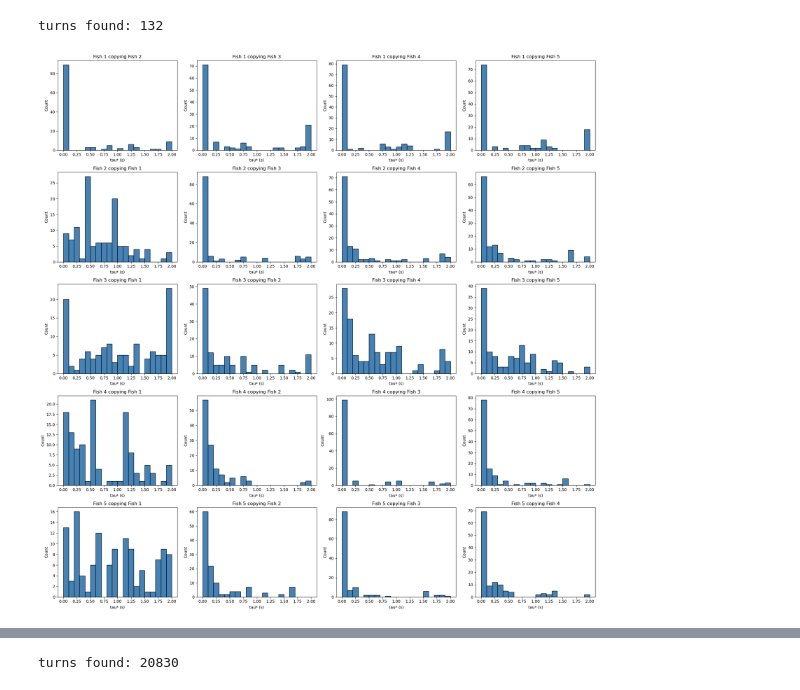
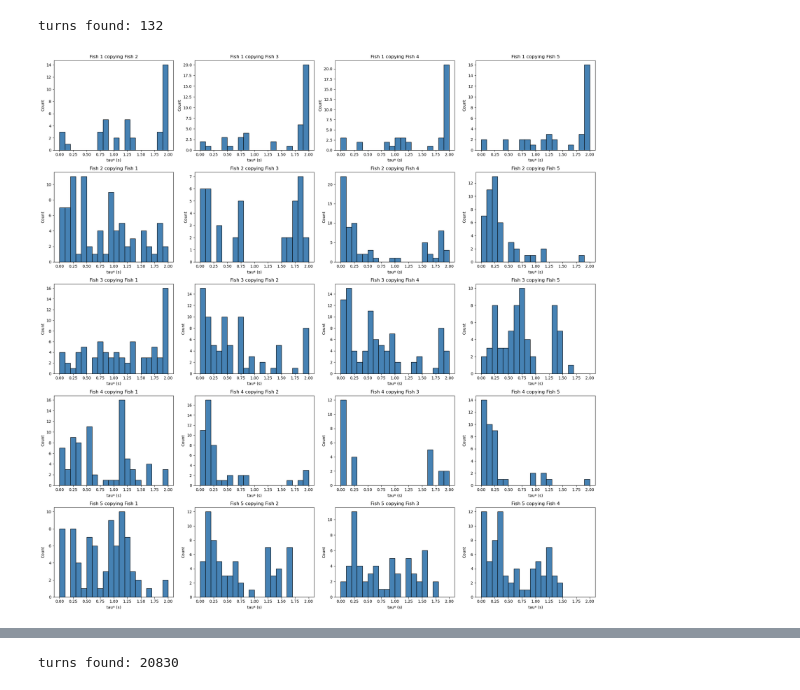
Before and after one commit to eloisecowley4/mdm2_project2, a Jupyter notebook: behavior_analisis/directional_correlation.ipynb, the cells around one changed output, grey strips where cells are left out. Saved outputs shown, nothing was run; the diff lists cells and outputs as text; code cells hidden in the pictures.

```diff
--- a/behavior_analisis/directional_correlation.ipynb
+++ b/behavior_analisis/directional_correlation.ipynb
@@ -84,18 +95,19 @@ def Hij(ei: np.ndarray, ej: np.ndarray, tau_frames: int) -> np.ndarray:
 # %%
-#w needs to be changed depending on noise of the data, could use value luca gave?
-def Cij(ei: np.ndarray, ej: np.ndarray, tau_frames: int, w: int = 2) -> np.ndarray:
+#w needs to be changed depending on noise of the data, w=2 is used in paper
+def Cij(ei: np.ndarray, ej: np.ndarray, delay: int, w: int = 2) -> np.ndarray:
 
     #C_ij(t, tau, w) = 1/(2w+1) * sum_{k=-w}^{w} H_ij(t + k, tau)
     #Smoothed version of H_ij over (2w+1) frames.
 
-    h      = Hij(ei, ej, tau_frames)
-    window = 2 * w + 1
+    h= Hij(ei, ej, delay)
+    window= 2*w + 1
 
     if len(h) < window:
         return np.array([])
-
-    cs = np.concatenate(([0], np.cumsum(h)))
-    return (cs[window:] - cs[:-window]) / window
+    #cumulative sum
+    sum = np.concatenate(([0], np.cumsum(h)))
+    smooth = (sum[window:] - sum[:-window]) / window
+    return smooth
 # %%
 #ploarization
 def polarisation(vectors: list[np.ndarray]) -> np.ndarray:
@@ -186,59 +258,61 @@ turns found: 132
 # %%
+#histograms
 if __name__ == '__main__':
+    #using data access file
     from data_access import get_experement_paths, split_at_nans
 
-    data_path  = get_experement_paths(group_size=5, limit=1)[0]
-    data       = pd.read_csv(data_path)
-    clean_data = split_at_nans(data)
+    data_path= get_experement_paths(group_size=5, limit=1)[-1]
+    data= pd.read_csv(data_path)
+    clean_data= split_at_nans(data)
 
-    chunk = max(clean_data, key=len)
-    chunk = chunk.reset_index(drop=True)
+    chunk= max(clean_data, key=len)
+    chunk= chunk.reset_index(drop=True)
 
-    x0    = chunk.iloc[:, 0].values
-    y0    = chunk.iloc[:, 1].values
-    turns = find_turning_points(x0, y0)
+    x0= chunk.iloc[:, 0].values
+    y0= chunk.iloc[:, 1].values
+    turns= find_turning_points(x0, y0) #number of turns detected
     print(f'turns found: {len(turns)}')
 
-    # collect tau* for every pair across all turns
-    all_taus = {(i, j): [] for i in range(5) for j in range(5) if i != j}
+    #collect delay* for every pair across all turns
+    all_delays = {(i, j): [] for i in range(5) for j in range(5) if i != j}
 
     for turn_start, _ in turns:
         if turn_start < 100 or turn_start + 100 > len(chunk):
             continue
 
         window  = chunk.iloc[turn_start - 100 : turn_start + 100]
         vectors = get_unit_vectors(window)
 
         for i in range(5):
             for j in range(5):
                 if i == j:
                     continue
-                C, taus_s = compute_Cij_matrix(vectors[i], vectors[j])
+                C, delays_s = compute_Cij_matrix(vectors[i], vectors[j])
                 if C.size == 0 or np.isnan(C).all():
                     continue
-                best_tau = taus_s[int(np.argmax(np.nanmean(C, axis=1)))]
-                all_taus[(i, j)].append(best_tau)
+                best_delay = delays_s[int(np.argmax(np.nanmean(C, axis=1)))]
+                all_delays[(i, j)].append(best_delay)
 
-    # plot histogram of tau* for each pair
-    pairs = list(all_taus.keys())
+    #plot histogram of delay* for each pair of fish
+    pairs = list(all_delays.keys())
     ncols = 4
     nrows = int(np.ceil(len(pairs) / ncols))
     fig, axes = plt.subplots(nrows, ncols, figsize=(5 * ncols, 4 * nrows))
     axes_flat = axes.flatten()
 
     for idx, (i, j) in enumerate(pairs):
-        axes_flat[idx].hist(all_taus[(i, j)], bins=20, range=(0, 2),
+        axes_flat[idx].hist(all_delays[(i, j)], bins=20, range=(0, 2),
                             color='steelblue', edgecolor='black')
         axes_flat[idx].set_title(f'Fish {i+1} copying Fish {j+1}')
-        axes_flat[idx].set_xlabel('tau* (s)')
+        axes_flat[idx].set_xlabel('delay* (s)')
         axes_flat[idx].set_ylabel('Count')
 
     for ax in axes_flat[len(pairs):]:
         ax.set_visible(False)
 
     plt.tight_layout()
     plt.show()
 # %% [output]
 turns found: 132
-[figure, old version]
+[figure, new version]
 # %%
```
Also changed, not shown: parts of 15 cells of this notebook, 2 other files.
